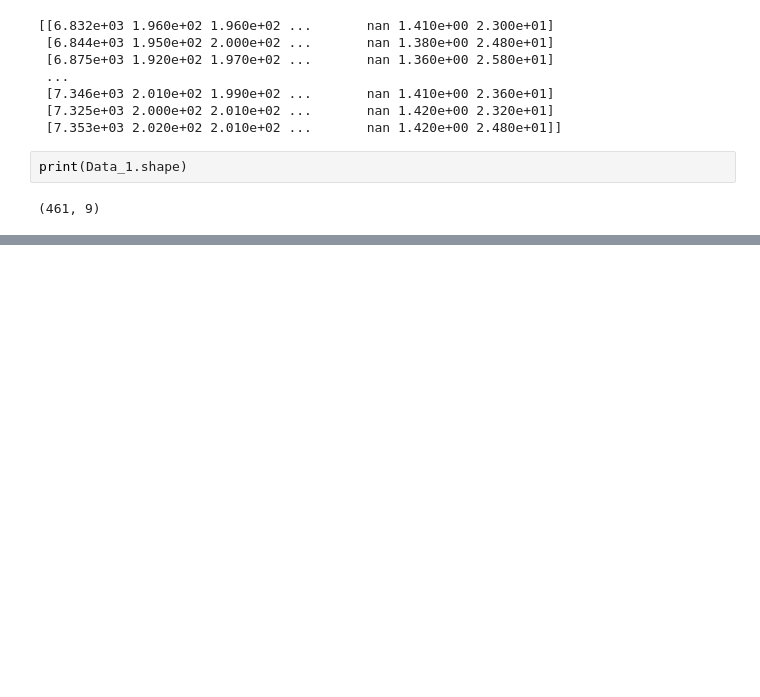
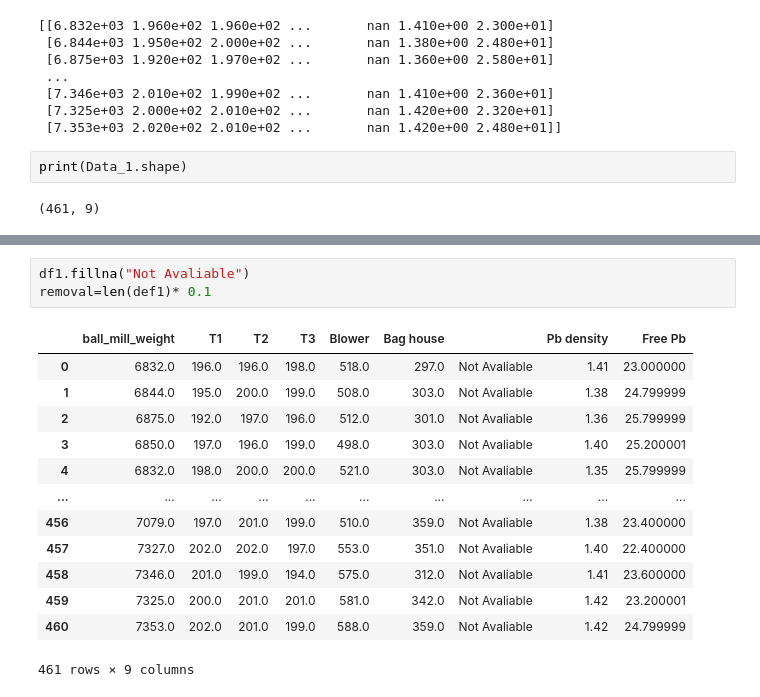
Before and after one commit to alirezzzzz/V2ray-for-Doprax, a Jupyter notebook: chapter_appendix-tools-for-deep-learning/jupyter.ipynb, the cells around one changed output, grey strips where cells are left out. Saved outputs shown, nothing was run; the diff lists cells and outputs as text; blank space fills up the shorter version.

```diff
--- a/chapter_appendix-tools-for-deep-learning/jupyter.ipynb
+++ b/chapter_appendix-tools-for-deep-learning/jupyter.ipynb
@@ -47,0 +68,17 @@ for j in df1.columns:
+# %%
+df1.fillna("Not Avaliable")
+removal=len(def1)* 0.1
+# %% [output]
+|  | ball_mill_weight | T1 | T2 | T3 | Blower | Bag house |  | Pb density | Free Pb |
+| 0 | 6832.0 | 196.0 | 196.0 | 198.0 | 518.0 | 297.0 | Not Avaliable | 1.41 | 23.000000 |
+| 1 | 6844.0 | 195.0 | 200.0 | 199.0 | 508.0 | 303.0 | Not Avaliable | 1.38 | 24.799999 |
+| 2 | 6875.0 | 192.0 | 197.0 | 196.0 | 512.0 | 301.0 | Not Avaliable | 1.36 | 25.799999 |
+| 3 | 6850.0 | 197.0 | 196.0 | 199.0 | 498.0 | 303.0 | Not Avaliable | 1.40 | 25.200001 |
+| 4 | 6832.0 | 198.0 | 200.0 | 200.0 | 521.0 | 303.0 | Not Avaliable | 1.35 | 25.799999 |
+| ... | ... | ... | ... | ... | ... | ... | ... | ... | ... |
+| 456 | 7079.0 | 197.0 | 201.0 | 199.0 | 510.0 | 359.0 | Not Avaliable | 1.38 | 23.400000 |
+| 457 | 7327.0 | 202.0 | 202.0 | 197.0 | 553.0 | 351.0 | Not Avaliable | 1.40 | 22.400000 |
+| 458 | 7346.0 | 201.0 | 199.0 | 194.0 | 575.0 | 312.0 | Not Avaliable | 1.41 | 23.600000 |
+| 459 | 7325.0 | 200.0 | 201.0 | 201.0 | 581.0 | 342.0 | Not Avaliable | 1.42 | 23.200001 |
+| 460 | 7353.0 | 202.0 | 201.0 | 199.0 | 588.0 | 359.0 | Not Avaliable | 1.42 | 24.799999 |
+461 rows × 9 columns
```
Also changed, not shown: parts of 1 cell of this notebook.
